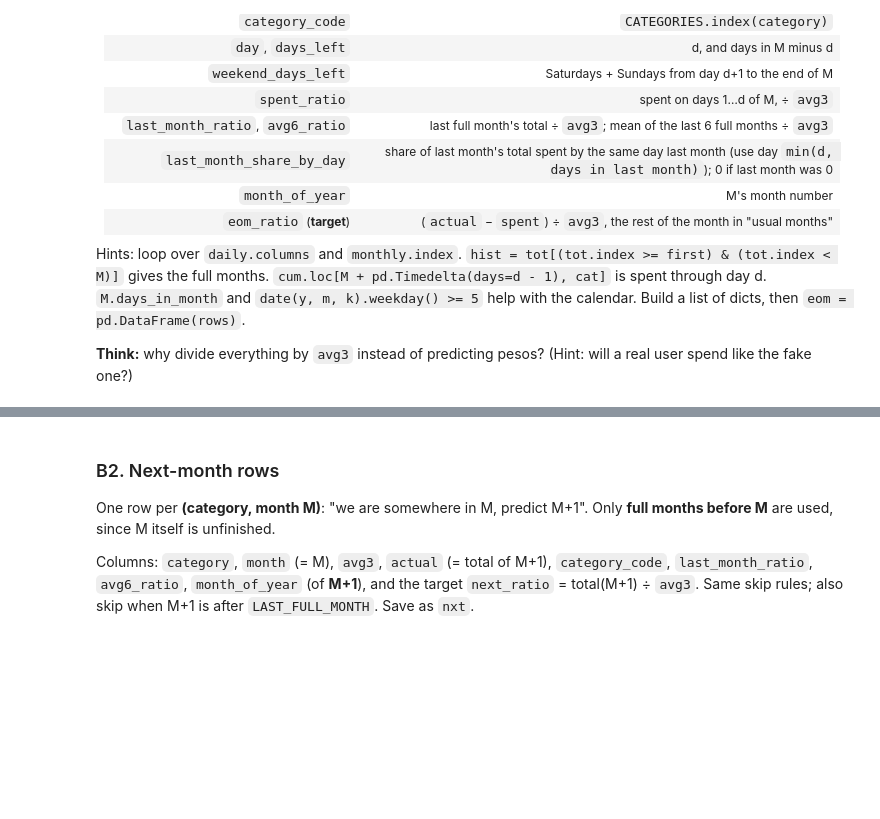
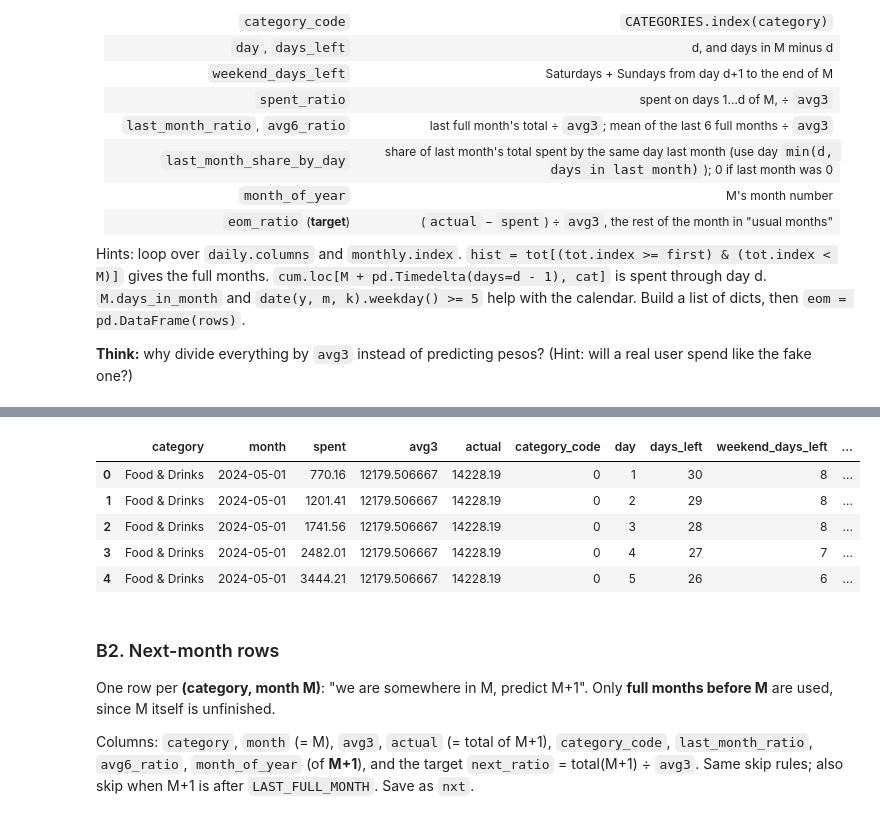
Before and after one commit to ronmarabalos/Machine-Learning, a Jupyter notebook: notebooks/05-forecasting.ipynb, the cells around one changed output, grey strips where cells are left out. Drawn from its saved outputs; the diff is of its cells as text; code cells hidden in the pictures; blank space fills up the shorter version.

```diff
--- a/notebooks/05-forecasting.ipynb
+++ b/notebooks/05-forecasting.ipynb
@@ -51,3 +53,22 @@ Build three tables, one column per category:
 - `cum`: running total **within** each month. Hint: `daily.groupby(daily.index.to_period('M')).cumsum()`
 # %%
 # TODO
+# Daily total per category, with every day present (no spending = 0)
+daily = exp.pivot_table(index='day', columns='Category', values='Amount',
+                        aggfunc='sum', fill_value=0)
+daily = daily.reindex(pd.date_range(FIRST_DAY, LAST_DAY, freq='D'), fill_value=0)
+daily = daily.reindex(columns=CATEGORIES, fill_value=0)   # fixed order = category_code
+daily.index.name = 'day'
+daily.columns.name = None
+
+# Monthly totals (index = first day of each month)
+monthly = daily.resample('MS').sum()
+
+# Running total within each month
+cum = daily.groupby(daily.index.to_period('M')).cumsum()
+
+# Quick checks
+assert len(daily) == (LAST_DAY - FIRST_DAY).days + 1
+assert np.allclose(cum[cum.index.is_month_end].values, monthly.values)
+print(daily.shape, monthly.shape, cum.shape)
+monthly.tail()
@@ -74,3 +104,60 @@ Hints: loop over `daily.columns` and `monthly.index`. `hist = tot[(tot.index >=
 **Think:** why divide everything by `avg3` instead of predicting pesos? (Hint: will a real user spend like the fake one?)
 # %%
 # TODO
+rows = []
+for cat in daily.columns:
+    tot = monthly[cat]
+    if not (tot > 0).any():
+        continue                              # category never used
+    first = tot[tot > 0].index.min()          # first month with spending
+    code = CATEGORIES.index(cat)
+
+    for M in monthly.index:
+        if M > LAST_FULL_MONTH:
+            continue
+        hist = tot[(tot.index >= first) & (tot.index < M)]   # full months before M
+        if len(hist) < 6:
+            continue
+        avg3 = hist.iloc[-3:].mean()
+        if avg3 <= 0:
+            continue
+
+        last = hist.index[-1]                 # last full month
+        last_total = hist.iloc[-1]
+        avg6 = hist.iloc[-6:].mean()
+        dim = M.days_in_month
+        dim_last = last.days_in_month
+        actual = tot.loc[M]
+
+        for d in range(1, 29):
+            spent = cum.loc[M + pd.Timedelta(days=d - 1), cat]
+            weekend_left = sum(date(M.year, M.month, k).weekday() >= 5
+                               for k in range(d + 1, dim + 1))
+            if last_total > 0:
+                same_day = cum.loc[last + pd.Timedelta(days=min(d, dim_last) - 1), cat]
+                share = same_day / last_total
+            else:
+                share = 0.0
+
+            rows.append({
+                'category': cat, 'month': M, 'spent': spent, 'avg3': avg3, 'actual': actual,
+                'category_code': code,
+                'day': d,
+                'days_left': dim - d,
+                'weekend_days_left': weekend_left,
+                'spent_ratio': spent / avg3,
+                'last_month_ratio': last_total / avg3,
+                'avg6_ratio': avg6 / avg3,
+                'last_month_share_by_day': share,
+                'month_of_year': M.month,
+                'eom_ratio': (actual - spent) / avg3,
+            })
+
+eom = pd.DataFrame(rows)
+
+# Checks
+assert eom[EOM_FEATURES].notna().all().all()
+assert (eom['spent'] + eom['eom_ratio'] * eom['avg3'] - eom['actual']).abs().max() < 1e-6
+print(eom.shape, eom['month'].min().date(), '→', eom['month'].max().date())
+eom.head()
+# %% [output]
@@ -77,3 +165,9 @@ Hints: loop over `daily.columns` and `monthly.index`. `hist = tot[(tot.index >=
+|  | category | month | spent | avg3 | actual | category_code | day | days_left | weekend_days_left | ... |
+| 0 | Food & Drinks | 2024-05-01 | 770.16 | 12179.506667 | 14228.19 | 0 | 1 | 30 | 8 | ... |
+| 1 | Food & Drinks | 2024-05-01 | 1201.41 | 12179.506667 | 14228.19 | 0 | 2 | 29 | 8 | ... |
+| 2 | Food & Drinks | 2024-05-01 | 1741.56 | 12179.506667 | 14228.19 | 0 | 3 | 28 | 8 | ... |
+| 3 | Food & Drinks | 2024-05-01 | 2482.01 | 12179.506667 | 14228.19 | 0 | 4 | 27 | 7 | ... |
+| 4 | Food & Drinks | 2024-05-01 | 3444.21 | 12179.506667 | 14228.19 | 0 | 5 | 26 | 6 | ... |
 # %% [markdown]
 ### B2. Next-month rows
 One row per **(category, month M)**: "we are somewhere in M, predict M+1". Only **full months before M** are used, since M itself is unfinished.
```
Also changed, not shown: parts of 16 cells of this notebook.
